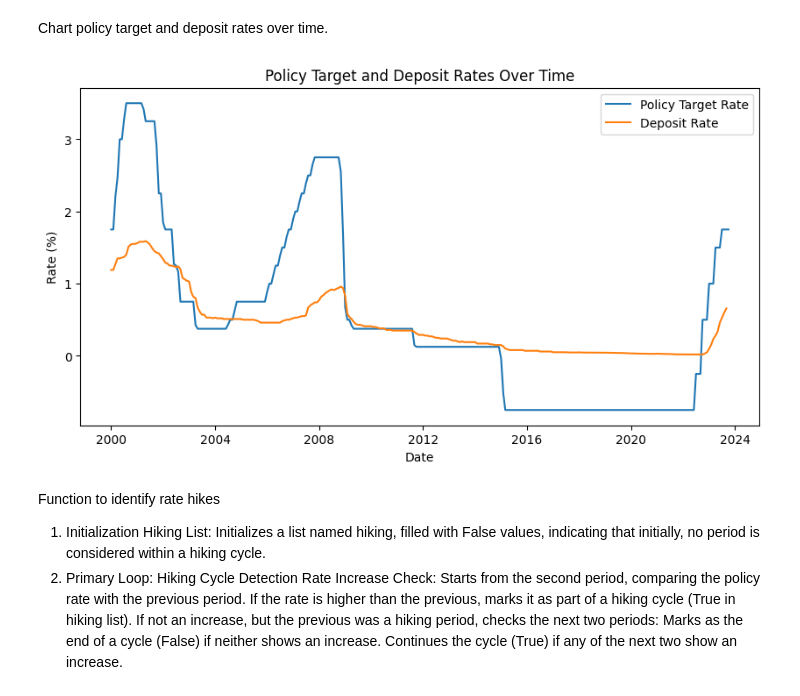
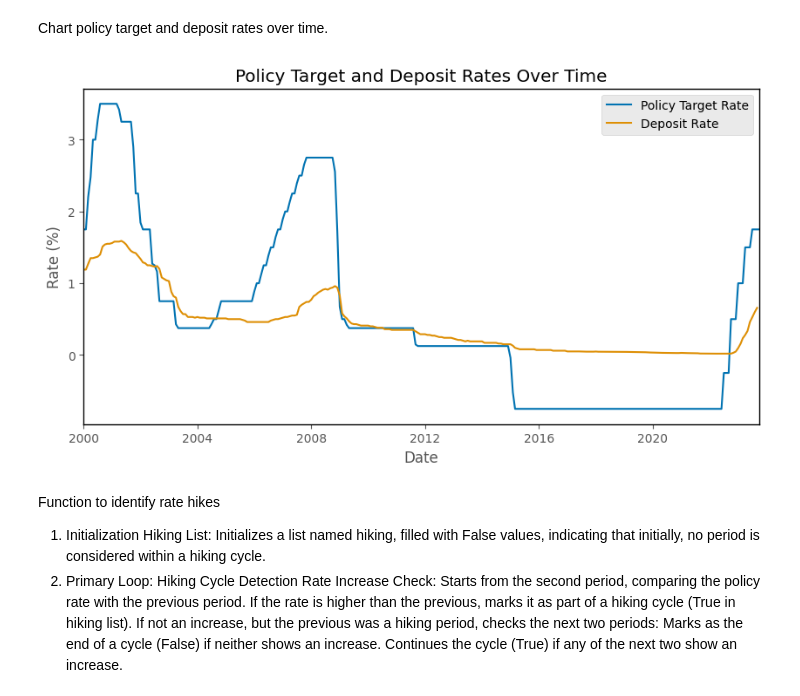
Before and after one commit to Butch78/Bank-Size-Central-Bank-Sensitivity, a Jupyter notebook: notebooks/snb-data-processing.ipynb, the cells around one changed output. Cells and saved outputs as stored; diff of their text form; code cells hidden in the pictures.

Commit message:
new chart with shading

```diff
--- a/notebooks/snb-data-processing.ipynb
+++ b/notebooks/snb-data-processing.ipynb
@@ -248,42 +245,66 @@ Chart policy target and deposit rates over time.
 # %%
 import matplotlib.pyplot as plt
 import pandas as pd
+import seaborn as sns  # For color-blind friendly palette
 import os
 
 # Assuming SNB_data is already defined with 'date', 'policy', and 'deposit' columns
 
 # Convert 'date' to datetime if it's not already in that format
 SNB_data['date'] = pd.to_datetime(SNB_data['date'])
 
 # Set 'date' as the index
 SNB_data.set_index('date', inplace=True)
 
-# Plotting the line chart
-plt.figure(figsize=(10, 5))
-plt.plot(SNB_data.index, SNB_data['policy'], label='Policy Target Rate')
-plt.plot(SNB_data.index, SNB_data['deposit'], label='Deposit Rate')
+# Set a color-blind-friendly palette from Seaborn
+colors = sns.color_palette("colorblind")
+
+# Create a figure with a white background
+plt.figure(figsize=(10, 5), facecolor='white')
+
+# Get the current axis and set the face color to white
+ax = plt.gca()
+ax.set_facecolor('white')
+
+# Plotting with color-blind friendly colors
+plt.plot(SNB_data.index, SNB_data['policy'], label='Policy Target Rate', color=colors[0])
+plt.plot(SNB_data.index, SNB_data['deposit'], label='Deposit Rate', color=colors[1])
 
 # Adding title and labels
 plt.title('Policy Target and Deposit Rates Over Time')
 plt.xlabel('Date')
 plt.ylabel('Rate (%)')
 
 # Adding legend
 plt.legend()
 
+# Remove the grid
+plt.grid(False)
+
+# Add a black square line around the plot
+for spine in ax.spines.values():
+    spine.set_visible(True)
+    spine.set_color('black')
+    spine.set_linewidth(1)
+
+# Adjust x-axis limits
+data_start_date = SNB_data.index.min()
+data_end_date = SNB_data.index.max()
+ax.set_xlim(data_start_date, data_end_date)
+
 # Check if the directory exists and create it if not
 output_dir = '../reports/figures/'
 if not os.path.exists(output_dir):
     os.makedirs(output_dir)
 
 # Save the plot as a PDF file in the specified directory
-pdf_file_path = os.path.join(output_dir, 'Rates_over_time.pdf')
-plt.savefig(pdf_file_path, format='pdf')
+pdf_file_path = os.path.join(output_dir, 'rates_time_SNB.pdf')
+plt.savefig(pdf_file_path, format='pdf', bbox_inches='tight', facecolor='white')
 
 # Display the plot
 plt.show()
 # %% [output]
-[figure, old version]
+[figure, new version]
 # %% [markdown]
 Function to identify rate hikes
 1. Initialization
```
Also changed, not shown: parts of 4 cells of this notebook, 4 other files.
